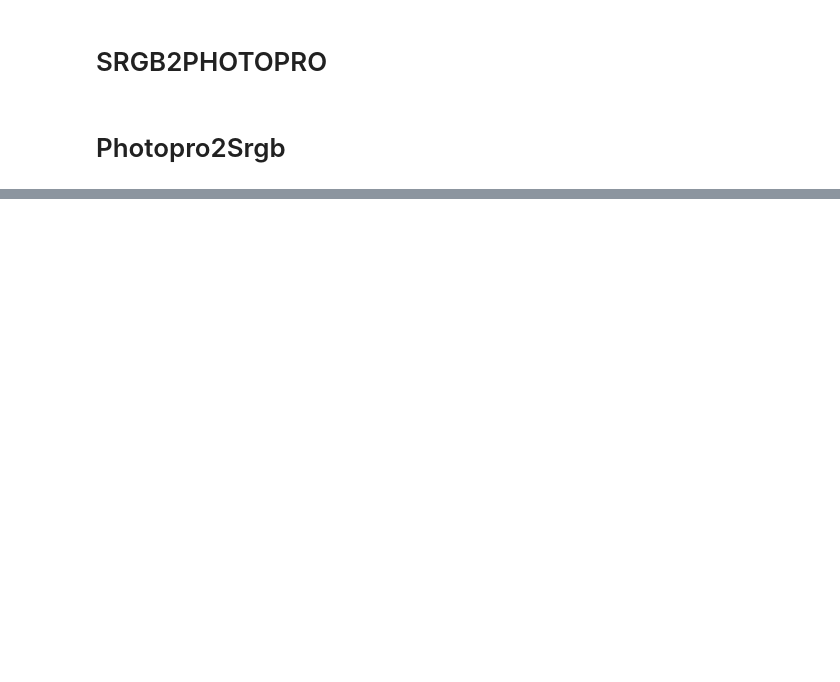
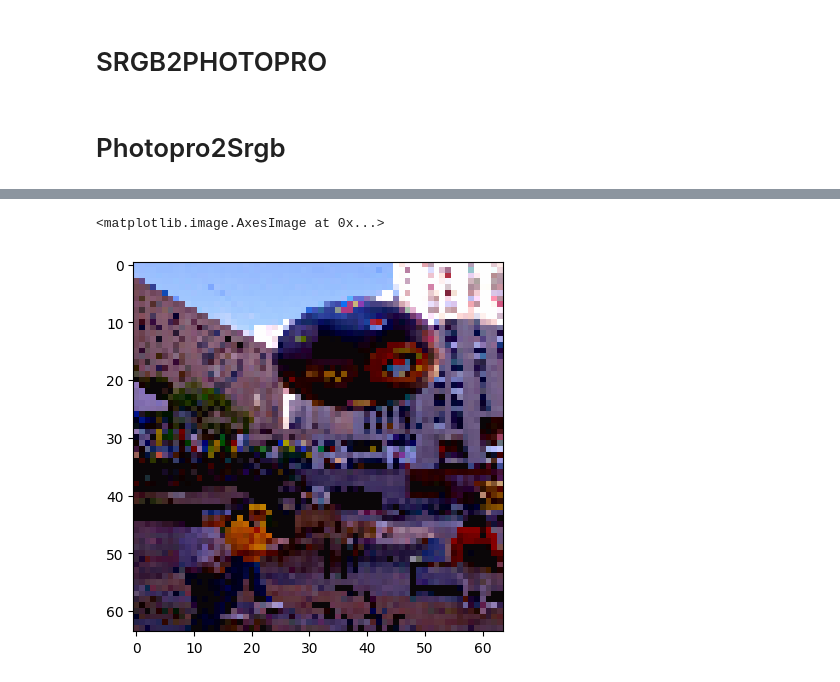
Before and after one commit to zakaria-narjis/ai-photo-enhancer, a Jupyter notebook: test_env.ipynb, the cells around one changed output, grey strips where cells are left out. Saved outputs shown, nothing was run; the diff lists cells and outputs as text; code cells hidden in the pictures; blank space fills up the shorter version.

```diff
--- a/test_env.ipynb
+++ b/test_env.ipynb
@@ -860,0 +916,5 @@ assert (np.round(np.float32(old[0]),3)==np.round(new[1].numpy(),3)).all()
+# %%
+plt.imshow(output[0])
+# %% [output]
+<matplotlib.image.AxesImage at 0x...>
+[figure, added]
```
Also changed, not shown: parts of 10 cells of this notebook, 1 other file.
